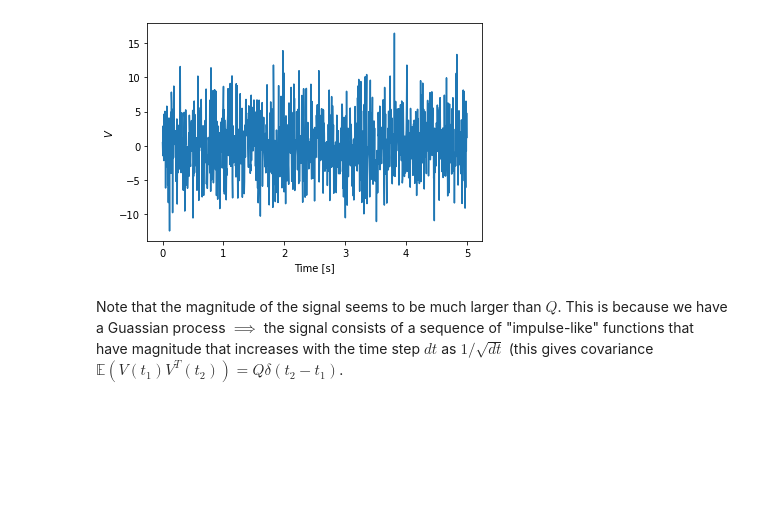
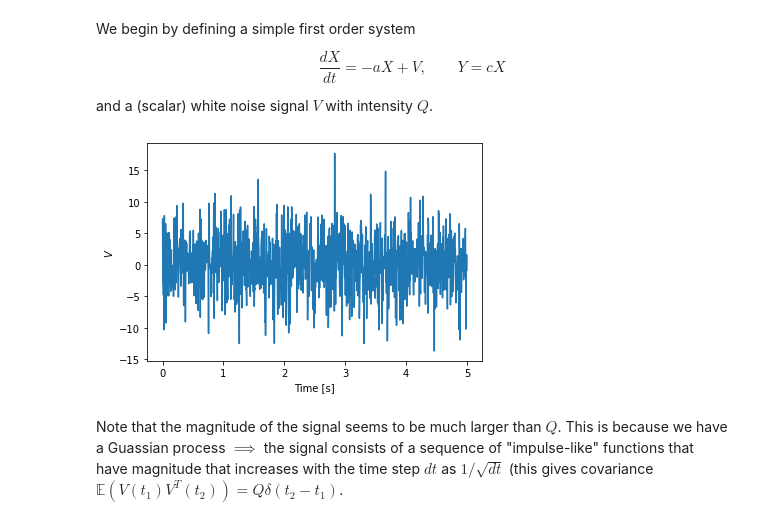
Before and after one commit to python-control/python-control, a Jupyter notebook: examples/stochresp.ipynb, the cells around one changed output. Saved outputs shown, nothing was run; the diff lists cells and outputs as text; code cells hidden in the pictures; blank space fills up the shorter version.

```diff
--- a/examples/stochresp.ipynb
+++ b/examples/stochresp.ipynb
@@ -17,25 +21,31 @@ from math import sqrt, exp
+# %% [markdown]
+We begin by defining a simple first order system
+
+$$
+\frac{dX}{dt} = - a X + V, \qquad Y = c X
+$$
+
+and a (scalar) white noise signal $V$ with intensity $Q$.
 # %%
 # First order system
 a = 1
 c = 1
-sys = ct.tf(c, [1, a])
+sys = ct.ss([[-a]], [[1]], [[c]], 0)
 
 # Create the time vector that we want to use
 Tf = 5
 T = np.linspace(0, Tf, 1000)
 dt = T[1] - T[0]
 
 # Create the basis for a white noise signal
-# Note: use sqrt(Q/dt) for desired covariance
 Q = np.array([[0.1]])
-# V = np.random.normal(0, sqrt(Q[0,0]/dt), T.shape)
 V = ct.white_noise(T, Q)
 
 plt.plot(T, V[0])
 plt.xlabel('Time [s]')
 plt.ylabel('$V$');
 # %% [output]
-[figure, old version]
+[figure, new version]
 # %% [markdown]
 Note that the magnitude of the signal seems to be much larger than $Q$.  This is because we have a Guassian process $\implies$ the signal consists of a sequence of "impulse-like" functions that have magnitude that increases with the time step $dt$ as $1/\sqrt{dt}$ (this gives covariance $\mathbb{E}(V(t_1) V^T(t_2)) = Q \delta(t_2 - t_1)$.
 # %%
```
Also changed, not shown: parts of 10 cells of this notebook, 8 other files.
